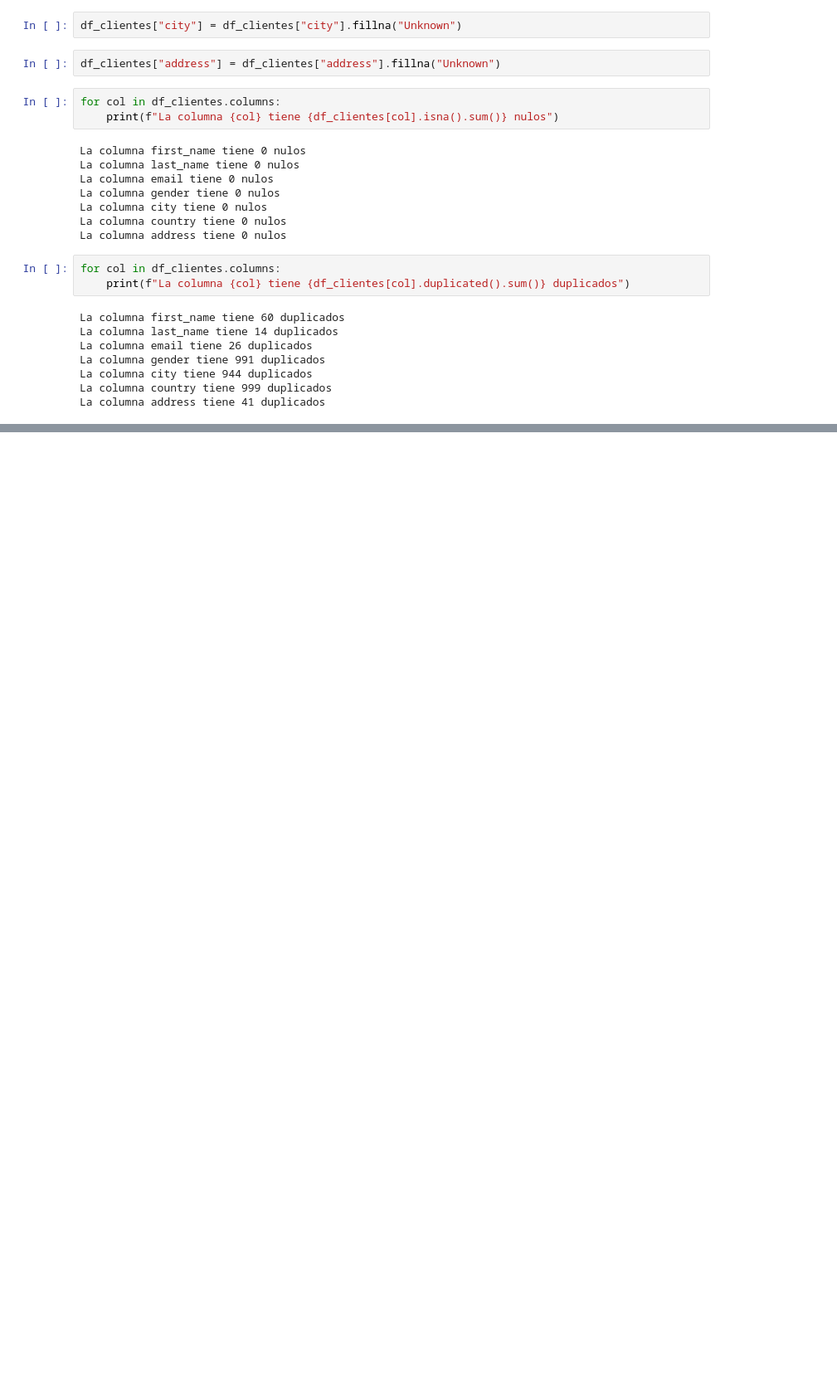
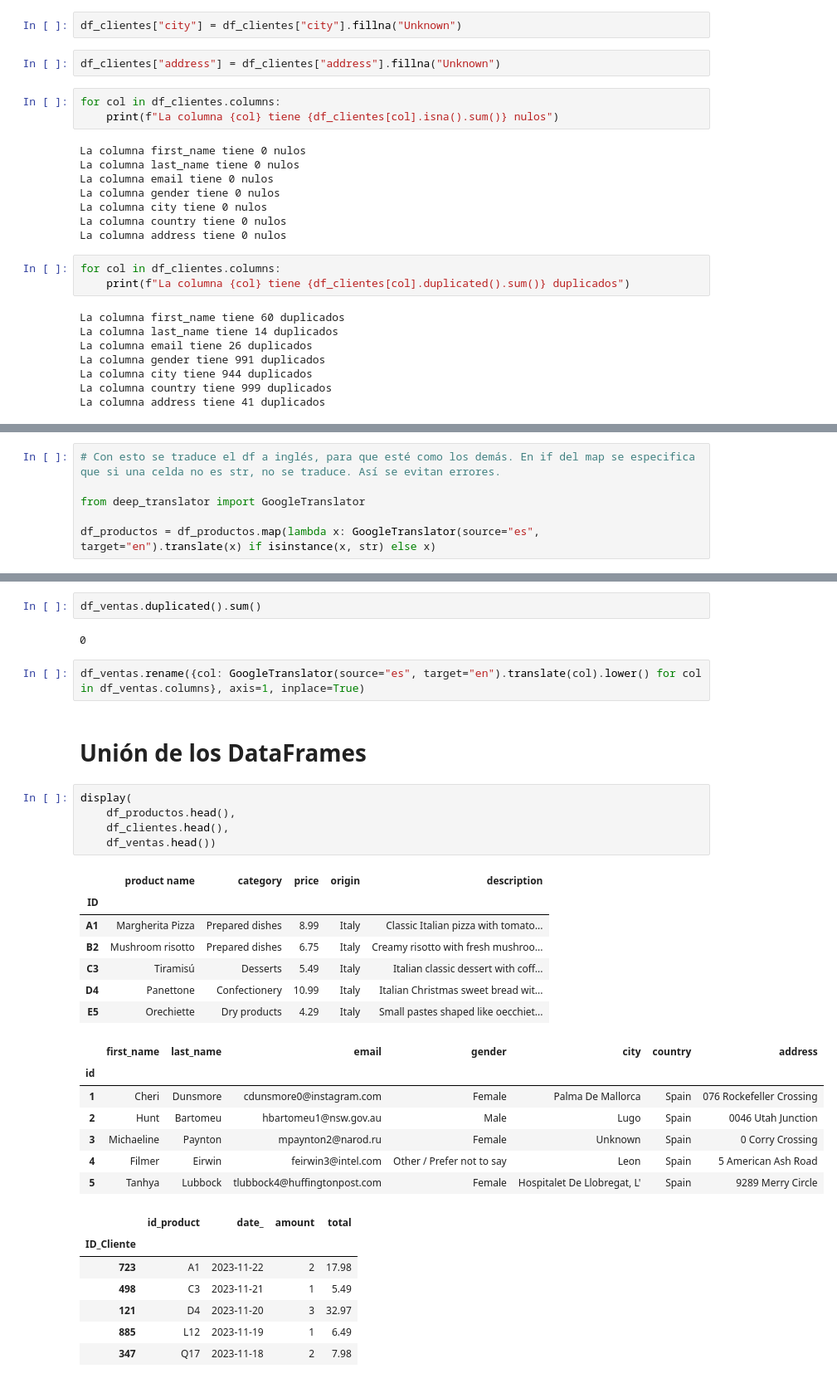
Before and after one commit to marianela-gomez/pair_mod3_AdyM, a Jupyter notebook: modulo-3-leccion-10.ipynb, the cells around one changed output, grey strips where cells are left out. Shown at 83% size. Drawn from its saved outputs; the diff is of its cells as text; blank space fills up the shorter version.

```diff
--- a/modulo-3-leccion-10.ipynb
+++ b/modulo-3-leccion-10.ipynb
@@ -144,0 +169,6 @@ df_clientes[df_clientes.duplicated(subset="email", keep=False)].sort_values("ema
+# %%
+# Con esto se traduce el df a inglés, para que esté como los demás. En if del map se especifica que si una celda no es str, no se traduce. Así se evitan errores.
+
+from deep_translator import GoogleTranslator
+
+df_productos = df_productos.map(lambda x: GoogleTranslator(source="es", target="en").translate(x) if isinstance(x, str) else x)
@@ -144,0 +198,35 @@ df_clientes[df_clientes.duplicated(subset="email", keep=False)].sort_values("ema
+# %%
+df_ventas.duplicated().sum()
+# %% [output]
+0
+# %%
+df_ventas.rename({col: GoogleTranslator(source="es", target="en").translate(col).lower() for col in df_ventas.columns}, axis=1, inplace=True)
+# %% [markdown]
+# Unión de los DataFrames
+# %%
+display(
+    df_productos.head(),
+    df_clientes.head(),
+    df_ventas.head())
+# %% [output]
+|  | product name | category | price | origin | description |
+| ID |  |  |  |  |  |
+| A1 | Margherita Pizza | Prepared dishes | 8.99 | Italy | Classic Italian pizza with tomato... |
+| B2 | Mushroom risotto | Prepared dishes | 6.75 | Italy | Creamy risotto with fresh mushroo... |
+| C3 | Tiramisú | Desserts | 5.49 | Italy | Italian classic dessert with coff... |
+| D4 | Panettone | Confectionery | 10.99 | Italy | Italian Christmas sweet bread wit... |
+| E5 | Orechiette | Dry products | 4.29 | Italy | Small pastes shaped like oecchiet... |
+|  | first_name | last_name | email | gender | city | country | address |
+| id |  |  |  |  |  |  |  |
+| 1 | Cheri | Dunsmore | cdunsmore0@instagram.com | Female | Palma De Mallorca | Spain | 076 Rockefeller Crossing |
+| 2 | Hunt | Bartomeu | hbartomeu1@nsw.gov.au | Male | Lugo | Spain | 0046 Utah Junction |
+| 3 | Michaeline | Paynton | mpaynton2@narod.ru | Female | Unknown | Spain | 0 Corry Crossing |
+| 4 | Filmer | Eirwin | feirwin3@intel.com | Other / Prefer not to say | Leon | Spain | 5 American Ash Road |
+| 5 | Tanhya | Lubbock | tlubbock4@huffingtonpost.com | Female | Hospitalet De Llobregat, L' | Spain | 9289 Merry Circle |
+|  | id_product | date_ | amount | total |
+| ID_Cliente |  |  |  |  |
+| 723 | A1 | 2023-11-22 | 2 | 17.98 |
+| 498 | C3 | 2023-11-21 | 1 | 5.49 |
+| 121 | D4 | 2023-11-20 | 3 | 32.97 |
+| 885 | L12 | 2023-11-19 | 1 | 6.49 |
+| 347 | Q17 | 2023-11-18 | 2 | 7.98 |
```
Also changed, not shown: parts of 24 cells of this notebook.
